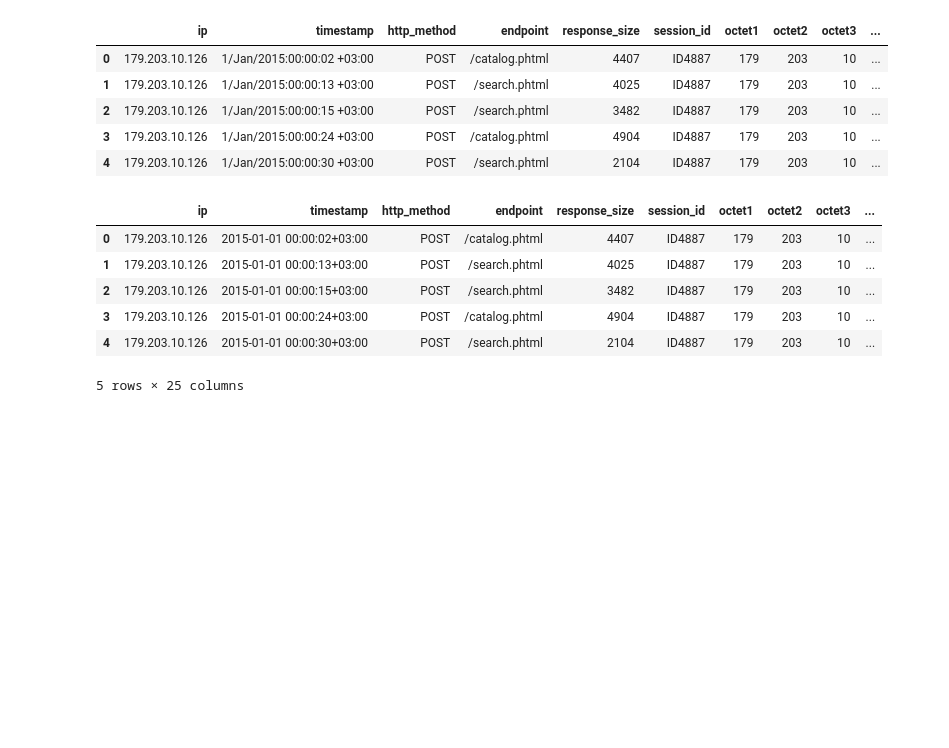
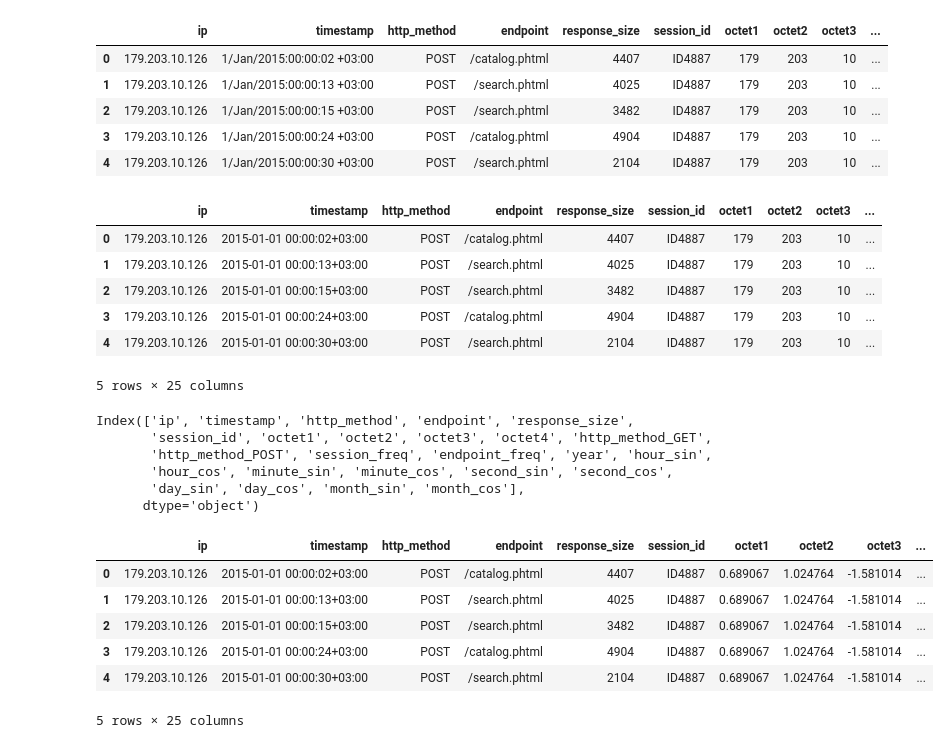
Before and after one commit to MatveyOreshkinn/Minor, a Jupyter notebook: ЛР1.ipynb, the cells around one changed output. Saved outputs shown, nothing was run; the diff lists cells and outputs as text; code cells hidden in the pictures; blank space fills up the shorter version.

```diff
--- a/ЛР1.ipynb
+++ b/ЛР1.ipynb
@@ -222,3 +227,32 @@ df.head()
 | 3 | 179.203.10.126 | 2015-01-01 00:00:24+03:00 | POST | /catalog.phtml | 4904 | ID4887 | 179 | 203 | 10 | ... |
 | 4 | 179.203.10.126 | 2015-01-01 00:00:30+03:00 | POST | /search.phtml | 2104 | ID4887 | 179 | 203 | 10 | ... |
 5 rows × 25 columns
+# %%
+df.columns
+# %% [output]
+Index(['ip', 'timestamp', 'http_method', 'endpoint', 'response_size',
+       'session_id', 'octet1', 'octet2', 'octet3', 'octet4', 'http_method_GET',
+       'http_method_POST', 'session_freq', 'endpoint_freq', 'year', 'hour_sin',
+       'hour_cos', 'minute_sin', 'minute_cos', 'second_sin', 'second_cos',
+       'day_sin', 'day_cos', 'month_sin', 'month_cos'],
+      dtype='object')
+# %%
+# Масштабируем
+scaler = StandardScaler()
+df_scaled = df.copy()
+
+features_to_scale = ['octet1', 'octet2', 'octet3', 'octet4', 'http_method_GET',
+       'http_method_POST', 'session_freq', 'endpoint_freq', 'year', 'hour_sin',
+       'hour_cos', 'minute_sin', 'minute_cos', 'second_sin', 'second_cos',
+       'day_sin', 'day_cos', 'month_sin', 'month_cos']
+df_scaled[features_to_scale] = scaler.fit_transform(df[features_to_scale])
+
+df_scaled.head()
+# %% [output]
+|  | ip | timestamp | http_method | endpoint | response_size | session_id | octet1 | octet2 | octet3 | ... |
+| 0 | 179.203.10.126 | 2015-01-01 00:00:02+03:00 | POST | /catalog.phtml | 4407 | ID4887 | 0.689067 | 1.024764 | -1.581014 | ... |
+| 1 | 179.203.10.126 | 2015-01-01 00:00:13+03:00 | POST | /search.phtml | 4025 | ID4887 | 0.689067 | 1.024764 | -1.581014 | ... |
+| 2 | 179.203.10.126 | 2015-01-01 00:00:15+03:00 | POST | /search.phtml | 3482 | ID4887 | 0.689067 | 1.024764 | -1.581014 | ... |
+| 3 | 179.203.10.126 | 2015-01-01 00:00:24+03:00 | POST | /catalog.phtml | 4904 | ID4887 | 0.689067 | 1.024764 | -1.581014 | ... |
+| 4 | 179.203.10.126 | 2015-01-01 00:00:30+03:00 | POST | /search.phtml | 2104 | ID4887 | 0.689067 | 1.024764 | -1.581014 | ... |
+5 rows × 25 columns
```
Also changed, not shown: parts of 5 cells of this notebook.
